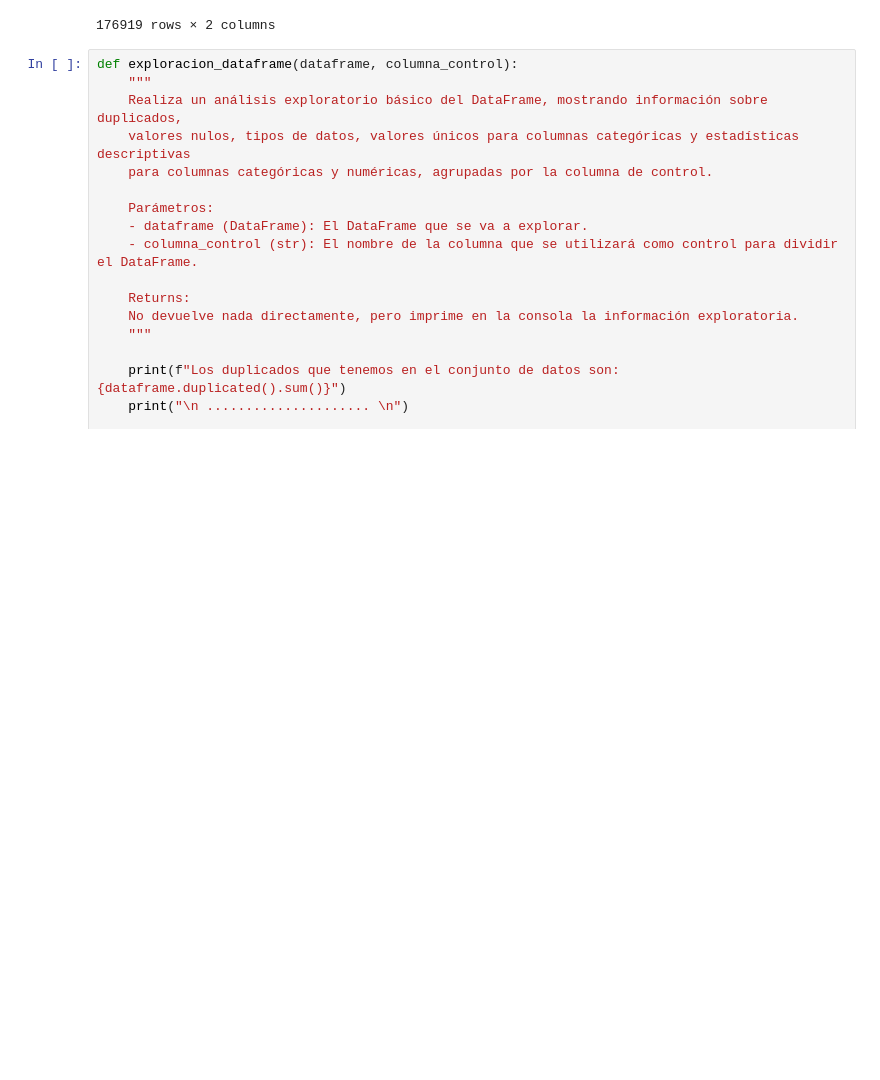
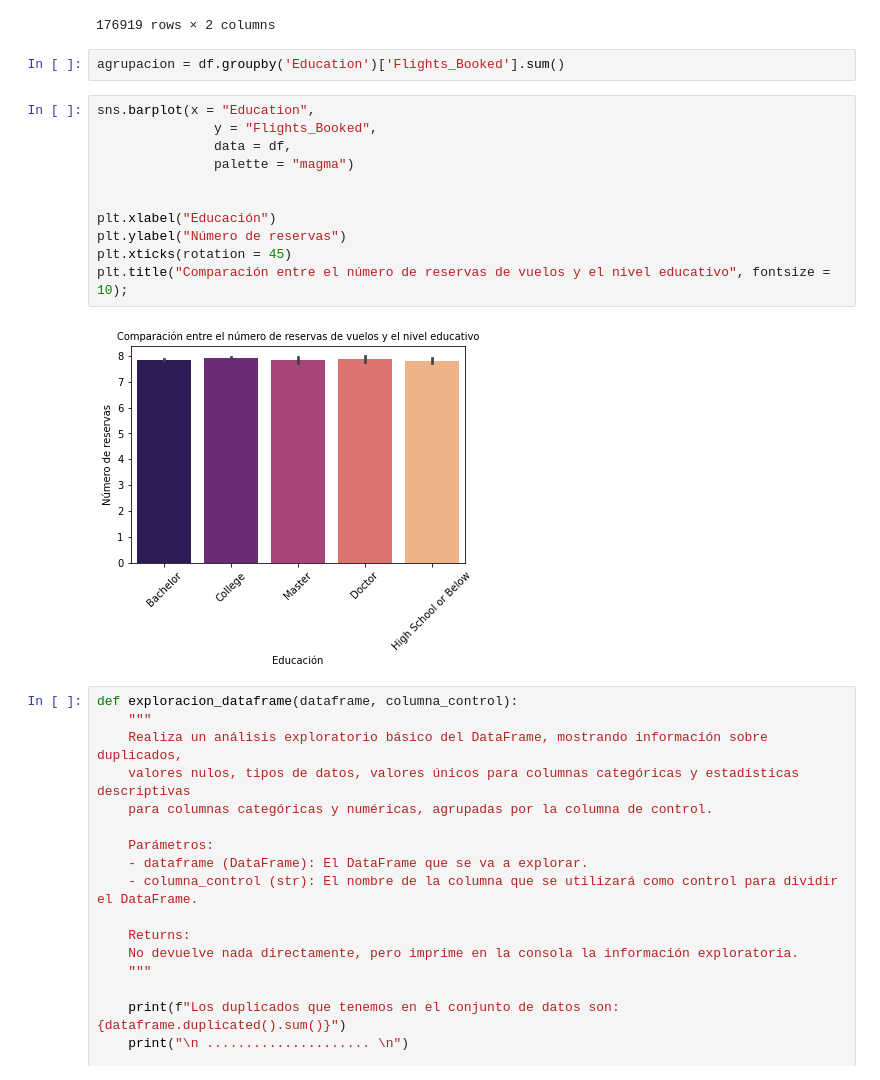
Before and after one commit to Adalab/bda-modulo-3-evaluacion-final-maitebarreravillarias, a Jupyter notebook: evaluacion_modulo_3_final.ipynb, the cells around one changed output. Cells and saved outputs as stored; diff of their text form; blank space fills up the shorter version.

```diff
--- a/evaluacion_primera_version.ipynb
+++ b/evaluacion_modulo_3_final.ipynb
@@ -738,6 +732,21 @@ display(df.reservas_educacion)
 | 999758 | 1 | College |
 | 999940 | 3 | Bachelor |
 176919 rows × 2 columns
+# %%
+agrupacion = df.groupby('Education')['Flights_Booked'].sum()
+# %%
+sns.barplot(x = "Education",
+               y = "Flights_Booked",
+               data = df,
+               palette = "magma")
+
+
+plt.xlabel("Educación")
+plt.ylabel("Número de reservas")
+plt.xticks(rotation = 45)
+plt.title("Comparación entre el número de reservas de vuelos y el nivel educativo", fontsize = 10);
+# %% [output]
+[figure, added]
 # %%
 def exploracion_dataframe(dataframe, columna_control):
     """
```
Also changed, not shown: parts of 10 cells of this notebook, 2 other files.
